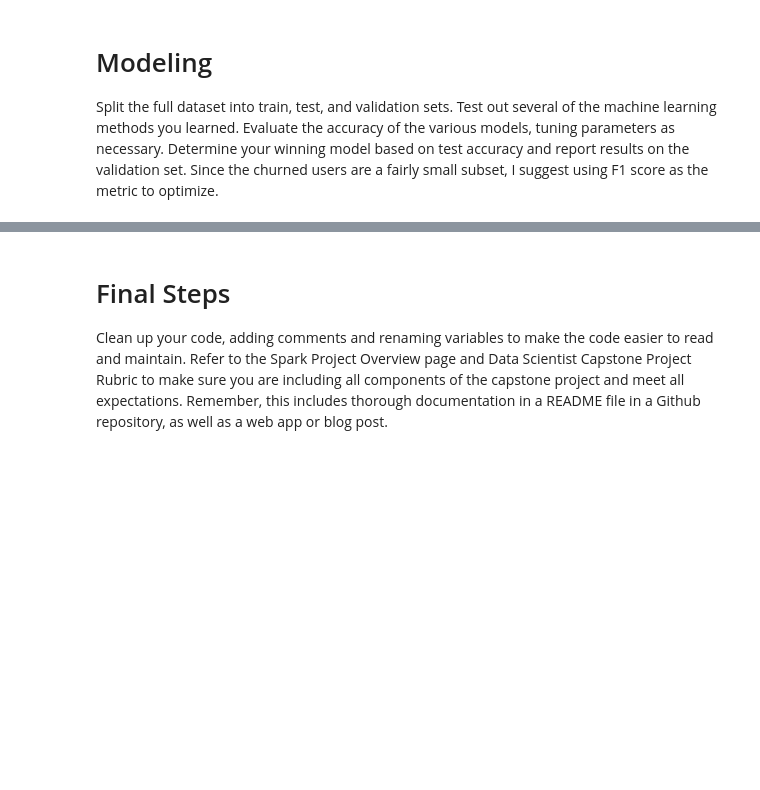
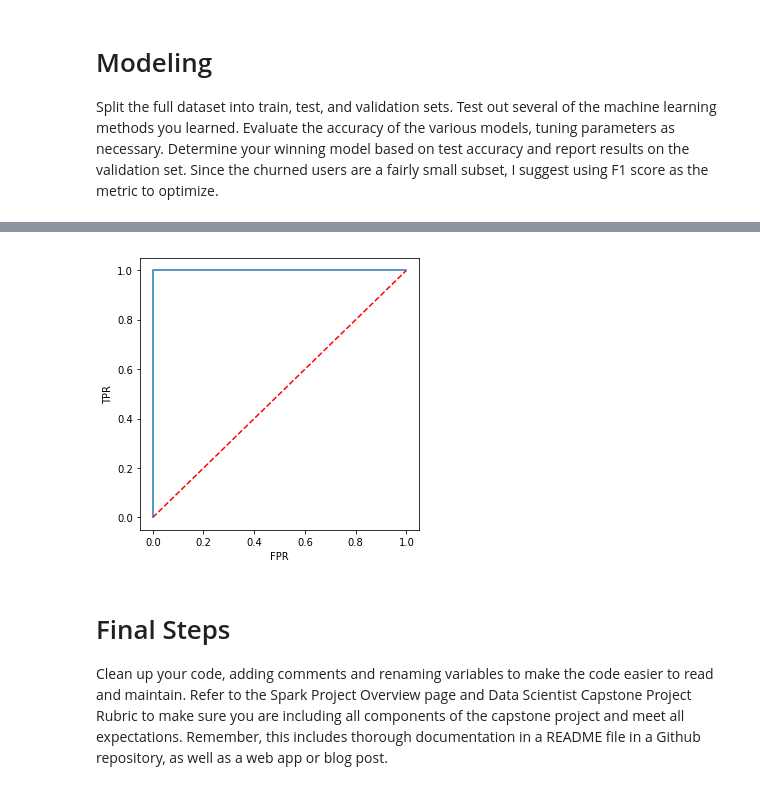
Before and after one commit to misrakberhe/sparkify, a Jupyter notebook: Sparkify.ipynb, the cells around one changed output, grey strips where cells are left out. Cells and saved outputs as stored; diff of their text form; code cells hidden in the pictures; blank space fills up the shorter version.

```diff
--- a/Sparkify.ipynb
+++ b/Sparkify.ipynb
@@ -202,0 +301,11 @@ DataFrame[features: vector, churn2: vector]
+# %%
+from pyspark.ml.feature import StandardScaler
+
+scaler = StandardScaler(inputCol="features", outputCol="scaledFeatures")
+
+# Compute summary statistics by fitting the StandardScaler
+scalerModel = scaler.fit(final)
+
+# Normalize each feature to have unit standard deviation.
+scaledData = scalerModel.transform(final)
+scaledData.show()
@@ -203,5 +330,5 @@ DataFrame[features: vector, churn2: vector]
 # %%
 
-splits = final.randomSplit([0.7, 0.3])
+splits = scaledData.randomSplit([0.7, 0.3])
 train_df = splits[0]
 test_df = splits[1]
@@ -213,7 +338,7 @@ Split the full dataset into train, test, and validation sets. Test out several o
 # %%
 from pyspark.ml.classification import LogisticRegression
 
-lr = LogisticRegression(maxIter=10, regParam=0.3, elasticNetParam=0.8, featuresCol="features", labelCol='churn2')
+lr = LogisticRegression(maxIter=10, regParam=0.3, elasticNetParam=0.8, featuresCol="features", labelCol="CancellationConfirmation")
 
 # Fit the model
 lrModel = lr.fit(train_df)
@@ -221,0 +373,13 @@ IllegalArgumentException: 'requirement failed: Column churn2 must be of type num
+# %%
+# Print the coefficients and intercept for logistic regression
+print("Coefficients: " + str(lrModel.coefficients))
+print("Intercept: " + str(lrModel.intercept))
+
+trainingSummary = lrModel.summary
+# Obtain the receiver-operating characteristic as a dataframe and areaUnderROC.
+trainingSummary.roc.show()
+print("areaUnderROC: " + str(trainingSummary.areaUnderROC))
+
+print("f1: " + str(trainingSummary.objectiveHistory))
+
+print("accuracy: " + str(trainingSummary.accuracy))
@@ -222,3 +401,14 @@ IllegalArgumentException: 'requirement failed: Column churn2 must be of type num
+# %%
+import matplotlib.pyplot as plt
+plt.figure(figsize=(5,5))
+plt.plot([0, 1], [0, 1], 'r--')
+plt.plot(trainingSummary.roc.select('FPR').collect(),
+         trainingSummary.roc.select('TPR').collect())
+plt.xlabel('FPR')
+plt.ylabel('TPR')
+plt.show()
+# %% [output]
+[figure, added]
 # %% [markdown]
 # Final Steps
 Clean up your code, adding comments and renaming variables to make the code easier to read and maintain. Refer to the Spark Project Overview page and Data Scientist Capstone Project Rubric to make sure you are including all components of the capstone project and meet all expectations. Remember, this includes thorough documentation in a README file in a Github repository, as well as a web app or blog post.
```
Also changed, not shown: parts of 14 cells of this notebook.
